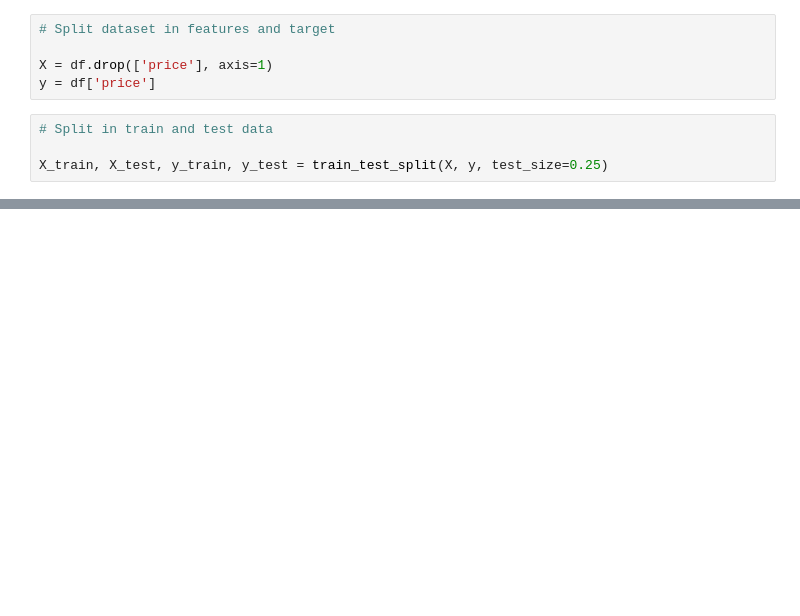
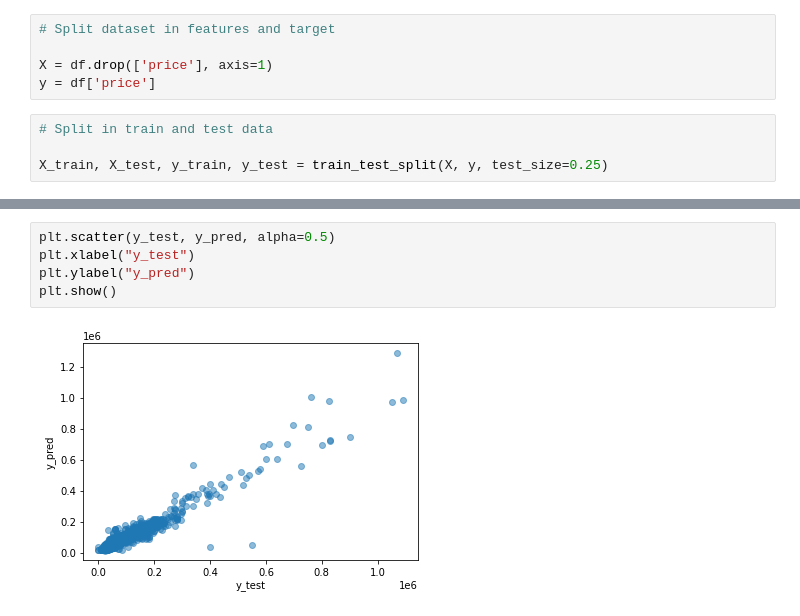
Before and after one commit to alexrods/Used-Bikes-Prices-Indian, a Jupyter notebook: notebooks/3.0-motorcycles-features-engineering.ipynb, the cells around one changed output, grey strips where cells are left out. Drawn from its saved outputs; the diff is of its cells as text; blank space fills up the shorter version.

```diff
--- a/notebooks/3.0-motorcycles-features-engineering.ipynb
+++ b/notebooks/3.0-motorcycles-features-engineering.ipynb
@@ -149,0 +99,7 @@ mse**(1/2) * 0.0132
+# %%
+plt.scatter(y_test, y_pred, alpha=0.5)
+plt.xlabel("y_test")
+plt.ylabel("y_pred")
+plt.show()
+# %% [output]
+[figure, added]
```
Also changed, not shown: parts of 31 cells of this notebook, 4 other files.
